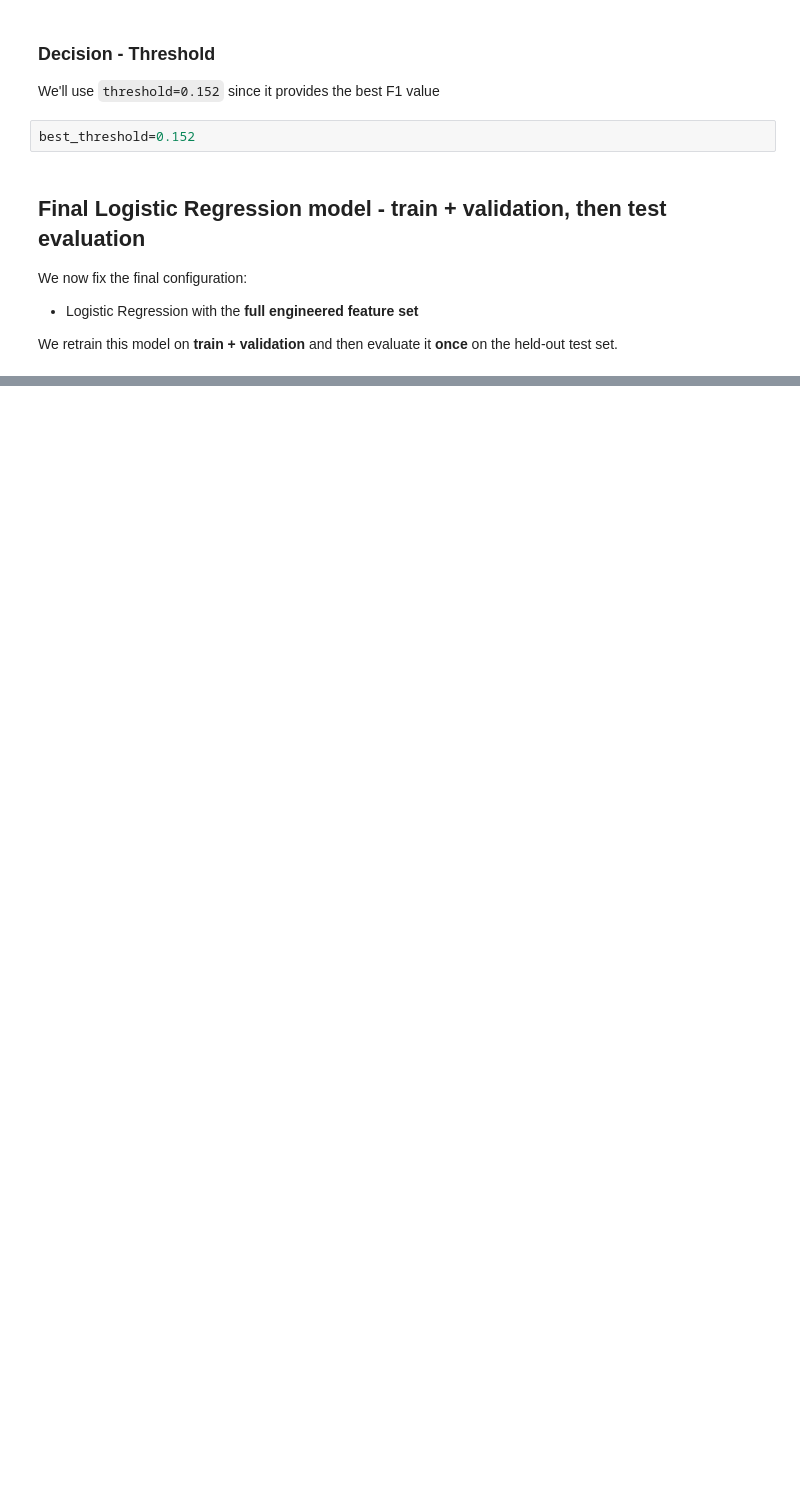
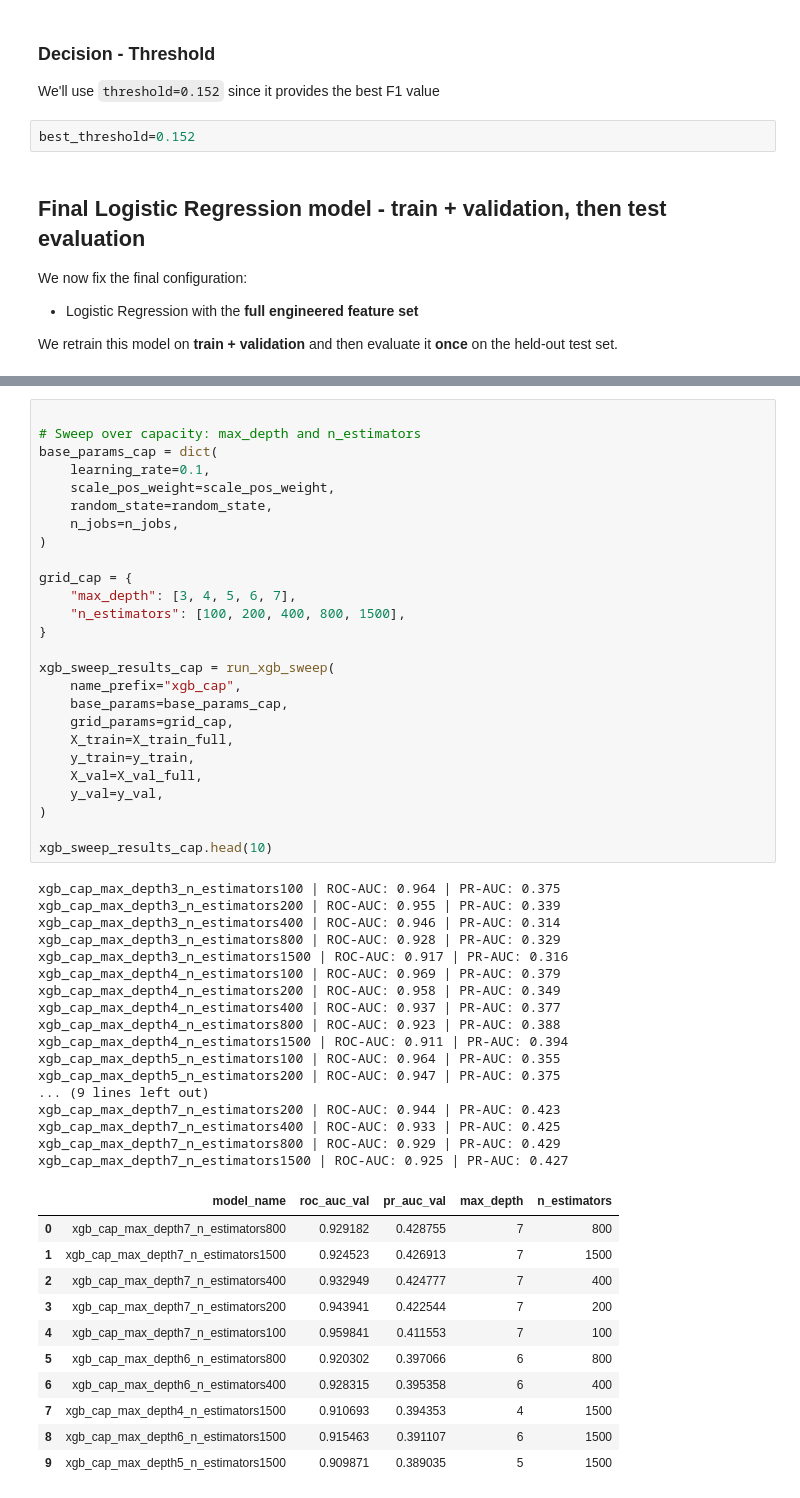
Before and after one commit to Tyainss/song-of-the-week, a Jupyter notebook: notebooks/01_model_training.ipynb, the cells around one changed output, grey strips where cells are left out. Drawn from its saved outputs; the diff is of its cells as text; blank space fills up the shorter version.

```diff
--- a/notebooks/01_model_training.ipynb
+++ b/notebooks/01_model_training.ipynb
@@ -577,0 +791,55 @@ logreg_full_final      | ROC-AUC: 0.984 | PR-AUC: 0.256
+# %%
+
+# Sweep over capacity: max_depth and n_estimators
+base_params_cap = dict(
+    learning_rate=0.1,
+    scale_pos_weight=scale_pos_weight,
+    random_state=random_state,
+    n_jobs=n_jobs,
+)
+
+grid_cap = {
+    "max_depth": [3, 4, 5, 6, 7],
+    "n_estimators": [100, 200, 400, 800, 1500],
+}
+
+xgb_sweep_results_cap = run_xgb_sweep(
+    name_prefix="xgb_cap",
+    base_params=base_params_cap,
+    grid_params=grid_cap,
+    X_train=X_train_full,
+    y_train=y_train,
+    X_val=X_val_full,
+    y_val=y_val,
+)
+
+xgb_sweep_results_cap.head(10)
+# %% [output]
+xgb_cap_max_depth3_n_estimators100 | ROC-AUC: 0.964 | PR-AUC: 0.375
+xgb_cap_max_depth3_n_estimators200 | ROC-AUC: 0.955 | PR-AUC: 0.339
+xgb_cap_max_depth3_n_estimators400 | ROC-AUC: 0.946 | PR-AUC: 0.314
+xgb_cap_max_depth3_n_estimators800 | ROC-AUC: 0.928 | PR-AUC: 0.329
+xgb_cap_max_depth3_n_estimators1500 | ROC-AUC: 0.917 | PR-AUC: 0.316
+xgb_cap_max_depth4_n_estimators100 | ROC-AUC: 0.969 | PR-AUC: 0.379
+xgb_cap_max_depth4_n_estimators200 | ROC-AUC: 0.958 | PR-AUC: 0.349
+xgb_cap_max_depth4_n_estimators400 | ROC-AUC: 0.937 | PR-AUC: 0.377
+xgb_cap_max_depth4_n_estimators800 | ROC-AUC: 0.923 | PR-AUC: 0.388
+xgb_cap_max_depth4_n_estimators1500 | ROC-AUC: 0.911 | PR-AUC: 0.394
+xgb_cap_max_depth5_n_estimators100 | ROC-AUC: 0.964 | PR-AUC: 0.355
+xgb_cap_max_depth5_n_estimators200 | ROC-AUC: 0.947 | PR-AUC: 0.375
+... (9 lines left out)
+xgb_cap_max_depth7_n_estimators200 | ROC-AUC: 0.944 | PR-AUC: 0.423
+xgb_cap_max_depth7_n_estimators400 | ROC-AUC: 0.933 | PR-AUC: 0.425
+xgb_cap_max_depth7_n_estimators800 | ROC-AUC: 0.929 | PR-AUC: 0.429
+xgb_cap_max_depth7_n_estimators1500 | ROC-AUC: 0.925 | PR-AUC: 0.427
+|  | model_name | roc_auc_val | pr_auc_val | max_depth | n_estimators |
+| 0 | xgb_cap_max_depth7_n_estimators800 | 0.929182 | 0.428755 | 7 | 800 |
+| 1 | xgb_cap_max_depth7_n_estimators1500 | 0.924523 | 0.426913 | 7 | 1500 |
+| 2 | xgb_cap_max_depth7_n_estimators400 | 0.932949 | 0.424777 | 7 | 400 |
+| 3 | xgb_cap_max_depth7_n_estimators200 | 0.943941 | 0.422544 | 7 | 200 |
+| 4 | xgb_cap_max_depth7_n_estimators100 | 0.959841 | 0.411553 | 7 | 100 |
+| 5 | xgb_cap_max_depth6_n_estimators800 | 0.920302 | 0.397066 | 6 | 800 |
+| 6 | xgb_cap_max_depth6_n_estimators400 | 0.928315 | 0.395358 | 6 | 400 |
+| 7 | xgb_cap_max_depth4_n_estimators1500 | 0.910693 | 0.394353 | 4 | 1500 |
+| 8 | xgb_cap_max_depth6_n_estimators1500 | 0.915463 | 0.391107 | 6 | 1500 |
+| 9 | xgb_cap_max_depth5_n_estimators1500 | 0.909871 | 0.389035 | 5 | 1500 |
```
Also changed, not shown: parts of 44 cells of this notebook.
